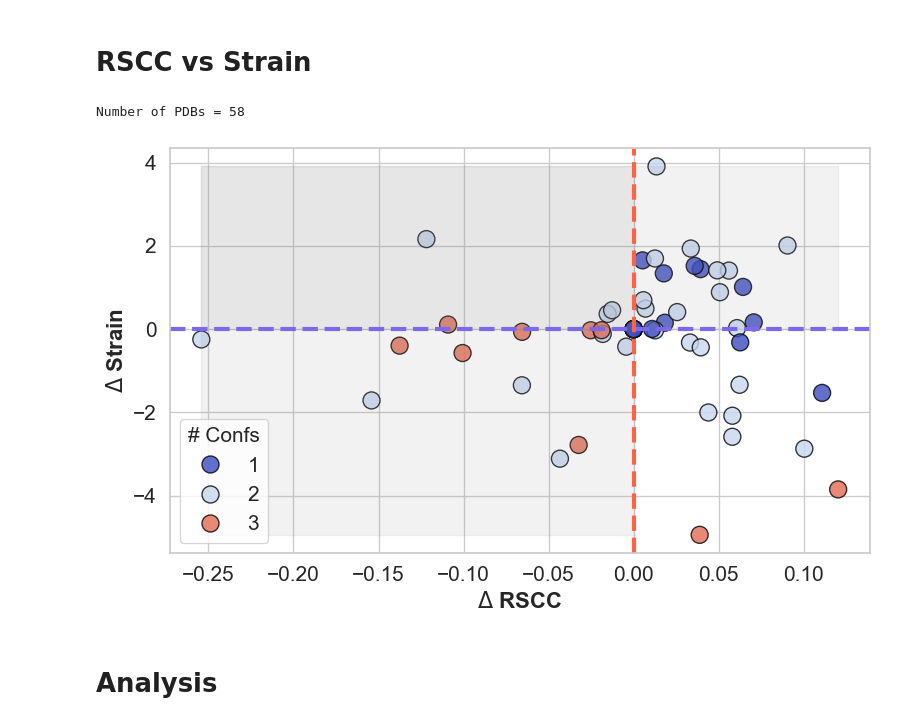
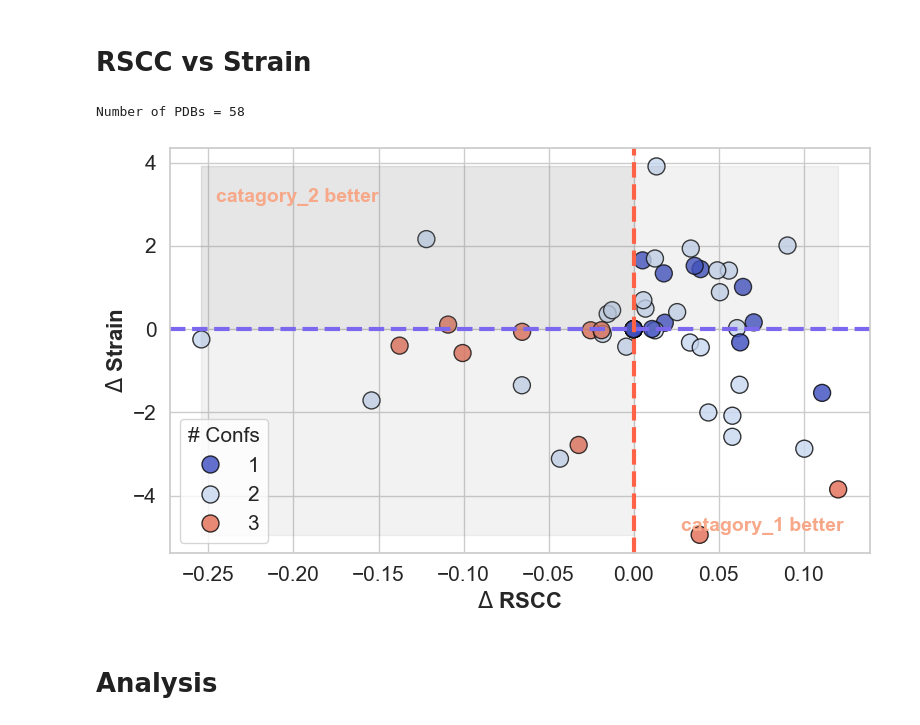
Before and after one commit to ExcitedStates/qfit-3.0, a Jupyter notebook: example/Setup-Wynton-Env/plotting_data_notebook.ipynb, the cells around one changed output. Saved outputs shown, nothing was run; the diff lists cells and outputs as text; code cells hidden in the pictures.

```diff
--- a/example/Setup-Wynton-Env/plotting_data_notebook.ipynb
+++ b/example/Setup-Wynton-Env/plotting_data_notebook.ipynb
@@ -350,34 +350,55 @@ scatter = sns.scatterplot(
     edgecolor="black",
     alpha=0.8,
     s=150,
     palette=custom_palette
 )
 
 # Shading quadrants
 plt.fill_betweenx(
     y=[plot_data['Delta_Strain'].min(), plot_data['Delta_Strain'].max()],
     x1=plot_data['Delta_RSCC'].min(), x2=0,
     color='gray', alpha=0.1
 )
 
 plt.fill_between(
     x=[plot_data['Delta_RSCC'].min(), plot_data['Delta_RSCC'].max()],
     y1=0, y2=plot_data['Delta_Strain'].max(),
     color='gray', alpha=0.1
 )
 
+
+# add text 'catagory_1 better' in lower right quadrant and 'catagory_2 better' in upper left quadrant
+x_min, x_max = plt.xlim()
+y_min, y_max = plt.ylim()
+
+# Add quadrant labels
+plt.text(
+    x=0.2 * x_max, y=0.9 * y_min,
+    s='catagory_1 better',
+    fontsize=14, fontweight='bold', color=pink_color
+) # it is probably a good idea to comment these out and just add text to the plot yourself in some editing software, but this should at least be usefule here to clarify how to interpret the results
+
+
+plt.text(
+    x=0.9 * x_min, y=0.7 * y_max,
+    s='catagory_2 better',
+    fontsize=14, fontweight='bold', color=pink_color
+) # it is probably a good idea to comment these out and just add text to the plot yourself in some editing software, but this should at least be usefule here to clarify how to interpret the results
+
+
+
 # Axis labels
 plt.xlabel('$\Delta$ RSCC', fontsize=16, fontweight='bold')
 plt.ylabel('$\Delta$ Strain', fontsize=16, fontweight='bold')
 plt.axhline(y=0, color='mediumslateblue', linestyle='--', linewidth=3)
 plt.axvline(x=0, color='tomato', linestyle='--', linewidth=3)
 plt.tick_params(axis='both', which='major', labelsize=15)
 plt.legend(title='# Confs', title_fontsize=15, fontsize=15, loc='lower left')
 plt.tight_layout()
 plt.show()
 # %% [output]
 Number of PDBs = 58
-[figure, old version]
+[figure, new version]
 # %% [markdown]
 # Analysis
 # %%
```
